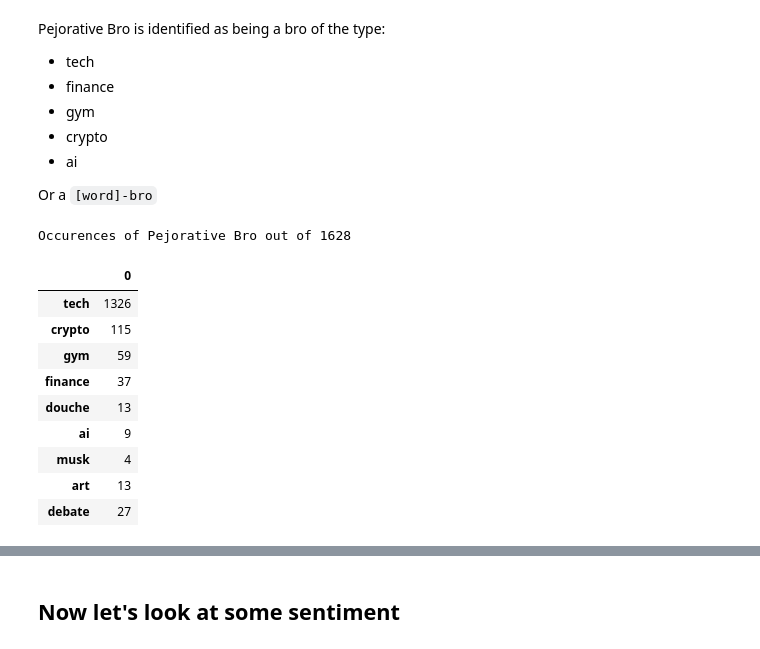
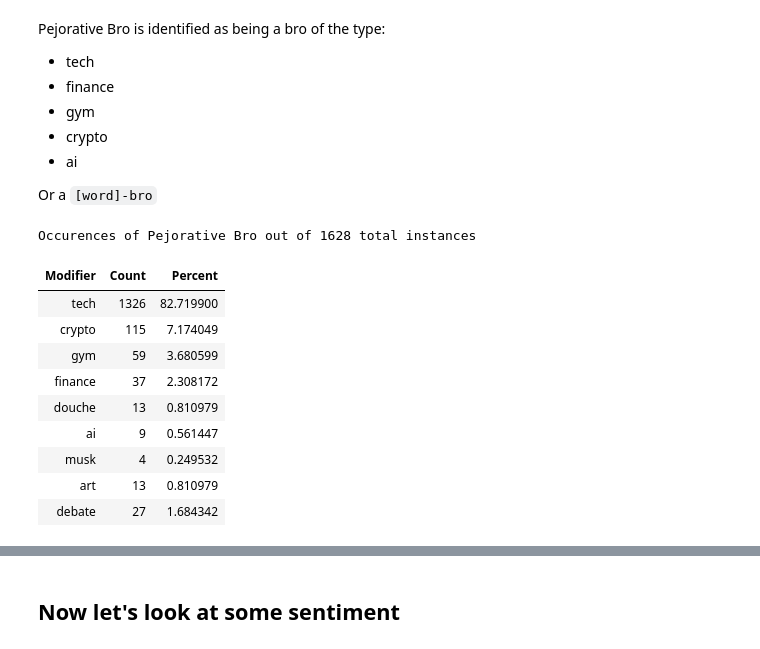
Before and after one commit to paceaux/social-pronouns, a Jupyter notebook: bro.ipynb, the cells around one changed output, grey strips where cells are left out. Cells and saved outputs as stored; diff of their text form; code cells hidden in the pictures.

```diff
--- a/bro.ipynb
+++ b/bro.ipynb
@@ -42,8 +42,8 @@ print(pronoun_rows[0])
 ('2025-02-04T17:02:30.996Z', 'at://did:plc:zljlg7cgdfsl7maqvjjpp7i4/app.bsky.feed.post/3lhejwqzwus2d', 'bro named his dog after william f buckley lmfaoo')
 # %%
 # We want to see some. But let's not blow it up
-max_table_rows = int(size * .1)
-raw_slice_size = int(max_table_rows * .1)
+max_table_rows = int(size * .2)
+raw_slice_size = int(max_table_rows * .2)
 
 pd.set_option('display.max_rows', max_table_rows )
 pd.set_option('display.max_colwidth', None)
@@ -122,35 +125,36 @@ Or a `[word]-bro`
 # %%
 bro_mods = ['tech','crypto', 'gym', 'finance', 'douche', 'ai', 'musk', 'art', 'debate']
 pejorative_regex = re.compile(f'((?:{"|".join(bro_mods)})(?:\\s|-)?bros?)|\\w+-bros?')
 pejorative_rows = [row for row in pronoun_rows if pejorative_regex.search(row[2])]
 pejorative_highlight = lambda s: f'{mark(s, f'(((?:{"|".join(bro_mods)})(?:\\s|-)?bros?)|\\w+-bros?)')}'
 
 pejorative_bro_rows = {} #for inspection if needed
 
 for mod in bro_mods:
     mod_regex = re.compile(f"({mod}(?:\\s|-)?bros?)")
     rows = [row for row in pejorative_rows if mod_regex.search(row[2])]
     pejorative_bro_rows[mod] = rows
 
 pejorative_bro_counts = {k:len(v) for k,v in zip(pejorative_bro_rows.keys(), pejorative_bro_rows.values())}
-
-pretty_mod_data = pd.DataFrame(data=[pejorative_bro_counts.values()], columns=pejorative_bro_counts.keys())
-
-pretty_mod_data = pretty_mod_data.T
-pretty_mod_data.style\
-    .set_caption(f"Occurences of Pejorative Bro out of {len(pejorative_rows)}")
+total_pbr = len(pejorative_rows)
+pbr_data = {'Modifier': pejorative_bro_counts.keys(), 'Count': pejorative_bro_counts.values()}
+pmd = pd.DataFrame(pbr_data)
+pmd['Percent'] = (pmd['Count'] / pmd['Count'].sum()) * 100
+pmd.style\
+    .hide(axis="index")\
+    .set_caption(f"Occurences of Pejorative Bro out of {total_pbr} total instances")
 # %% [output]
-Occurences of Pejorative Bro out of 1628
+Occurences of Pejorative Bro out of 1628 total instances
-|  | 0 |
-| tech | 1326 |
-| crypto | 115 |
-| gym | 59 |
-| finance | 37 |
-| douche | 13 |
-| ai | 9 |
-| musk | 4 |
-| art | 13 |
-| debate | 27 |
+| Modifier | Count | Percent |
+| tech | 1326 | 82.719900 |
+| crypto | 115 | 7.174049 |
+| gym | 59 | 3.680599 |
+| finance | 37 | 2.308172 |
+| douche | 13 | 0.810979 |
+| ai | 9 | 0.561447 |
+| musk | 4 | 0.249532 |
+| art | 13 | 0.810979 |
+| debate | 27 | 1.684342 |
 # %%
 pretty_pej_data = pd.DataFrame(pejorative_rows, columns=column_titles)
 pretty_pej_data = pretty_pej_data.reset_index(drop=True)
```
Also changed, not shown: parts of 9 cells of this notebook.
